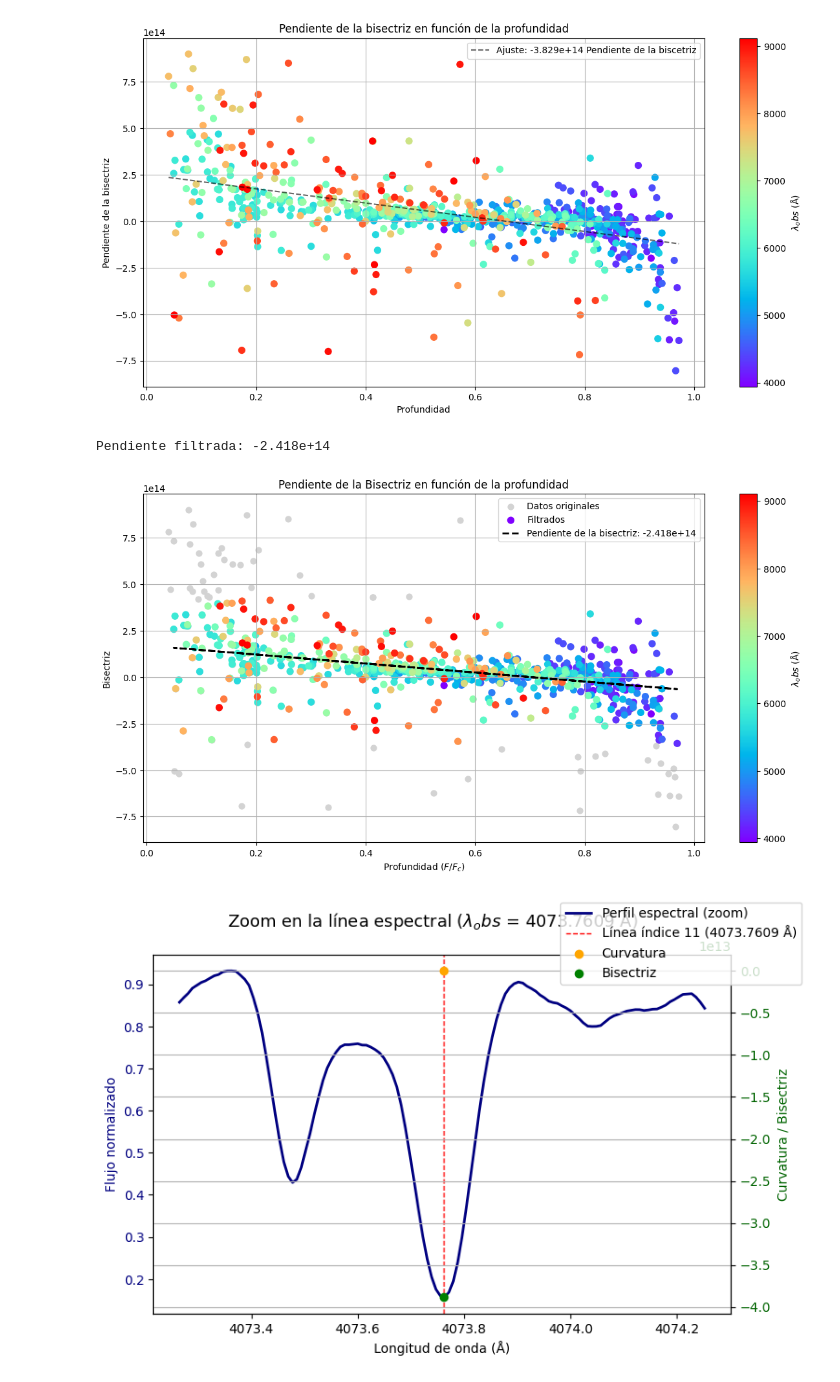
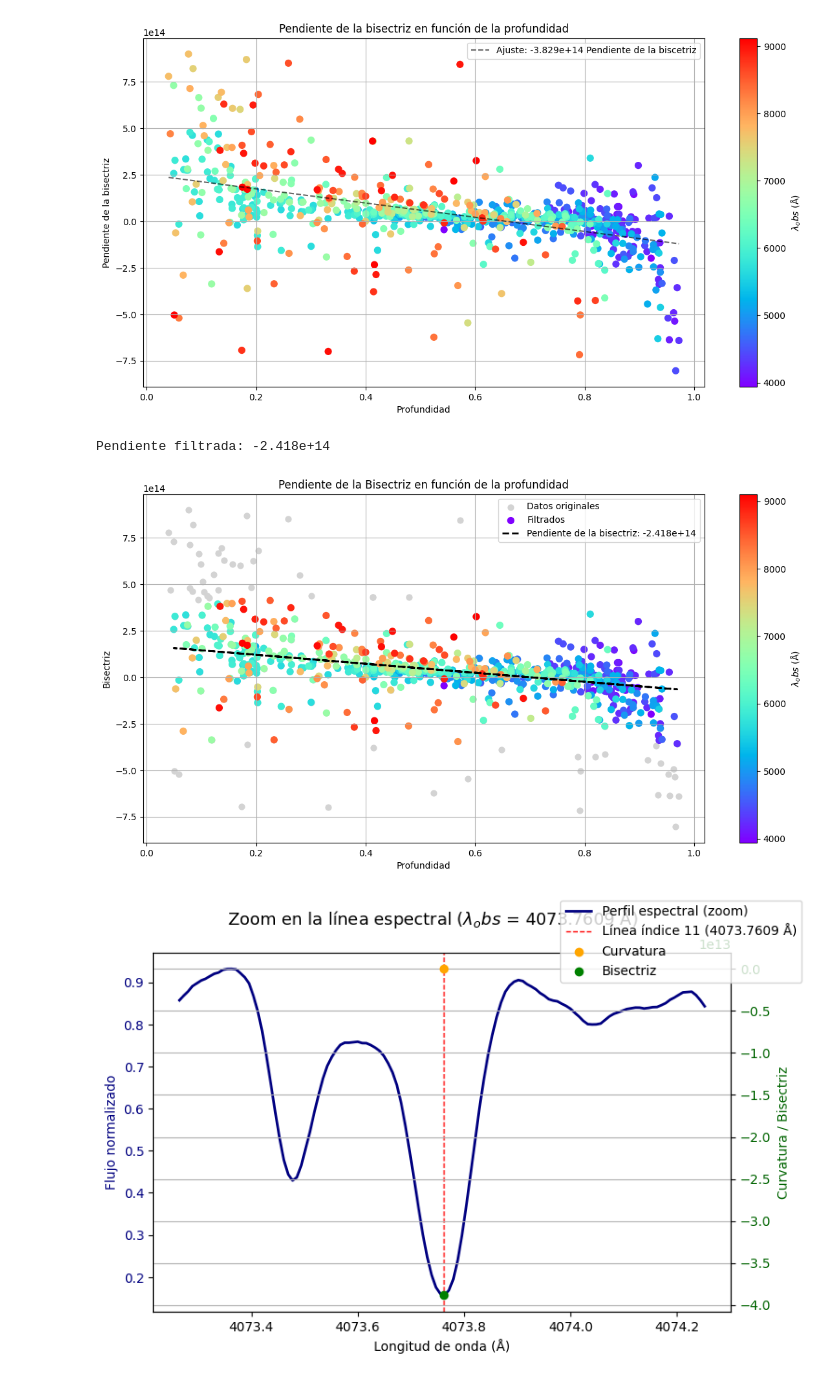
Before and after one commit to JessiDaniL/Proyecto-Te-rico-Arturo, a Jupyter notebook: Espectro completo de arturo_visualizador/Espectro completo de arturo_visualizador/analisis_arturo_completo.ipynb, the cells around one changed output. Cells and saved outputs as stored; diff of their text form; code cells hidden in the pictures.

```diff
--- a/Espectro completo de arturo_visualizador/Espectro completo de arturo_visualizador/analisis_arturo_completo.ipynb
+++ b/Espectro completo de arturo_visualizador/Espectro completo de arturo_visualizador/analisis_arturo_completo.ipynb
@@ -394,35 +394,35 @@ colores_f = colores[mask]
 
 # Ajuste lineal sobre los datos filtrados
 a, b = np.polyfit(x_f, y_f, 1)
 print(f"Pendiente filtrada: {a:.3e}")
 
 
 plt.figure(figsize=(14, 7))
 
 # Datos originales en gris claro
 plt.scatter(x, y, c='lightgray', s=40, label='Datos originales')
 
 # Datos filtrados con colormap
 sc = plt.scatter(x_f, y_f, c=colores_f, cmap='rainbow', s=50, label='Filtrados')
 
 # Ajuste lineal
 plt.plot(x_f, a*x_f + b, 'k--', lw=2, label=f"Pendiente de la bisectriz: {a:.3e}")
 
 # Etiquetas y formato
-plt.xlabel("Profundidad ($F/F_c$)")
+plt.xlabel("Profundidad")
 plt.ylabel("Bisectriz")
 plt.title("Pendiente de la Bisectriz en función de la profundidad")
 plt.grid(True)
 plt.legend()
 
 # Barra de color (longitudes de onda)
 cbar = plt.colorbar(sc)
 cbar.set_label("$λ_obs$ (Å)")
 
 plt.show()
 # %% [output]
 Pendiente filtrada: -2.418e+14
-[figure, old version]
+[figure, new version]
 # %%
 # --- Línea del DataFrame de resultados ---
 linea = df_resultados.iloc[11]  # línea índice 11
```
Also changed, not shown: parts of 3 cells of this notebook.
